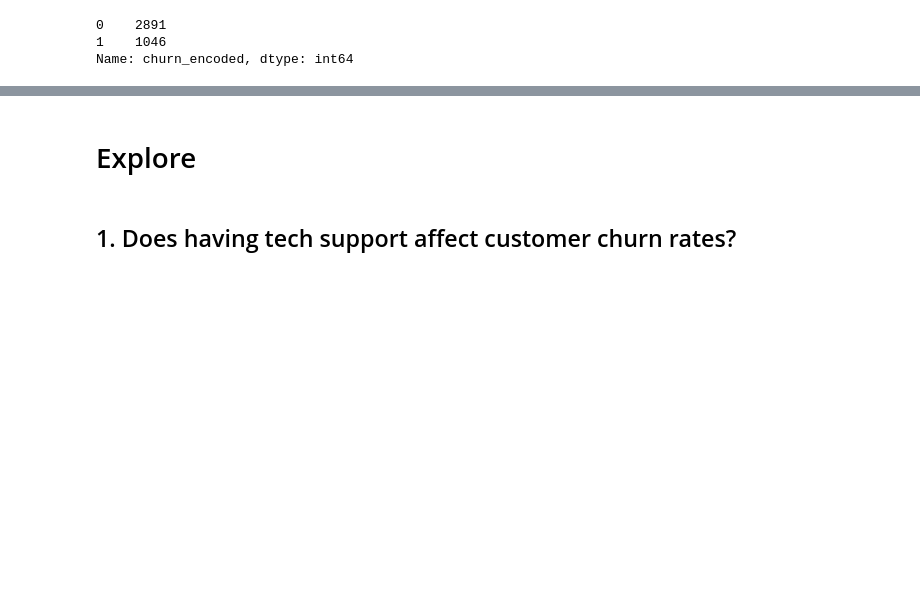
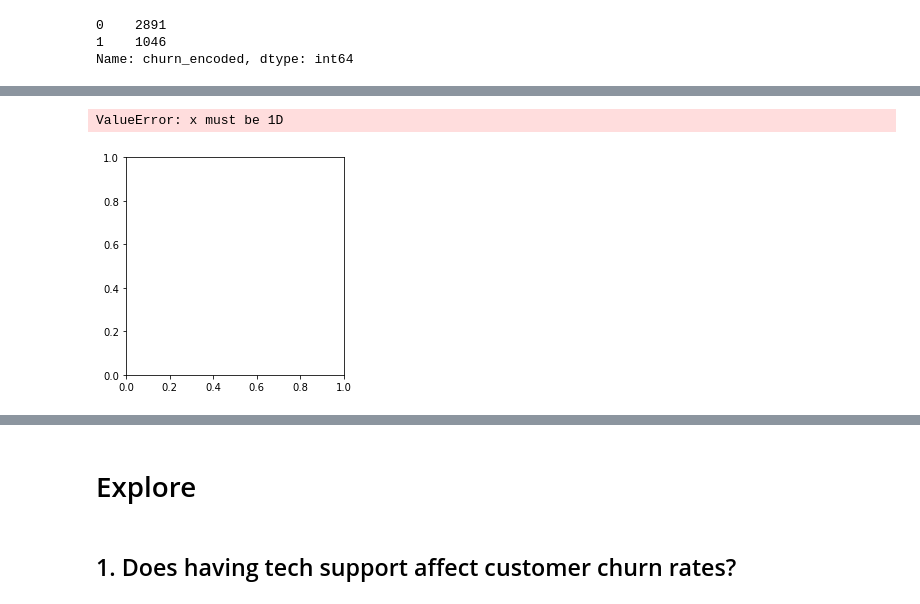
Before and after one commit to raedownen/Project_1-Classification, a Jupyter notebook: telco-draft.ipynb, the cells around one changed output, grey strips where cells are left out. Cells and saved outputs as stored; diff of their text form; code cells hidden in the pictures; blank space fills up the shorter version.

```diff
--- a/telco-draft.ipynb
+++ b/telco-draft.ipynb
@@ -154,3 +207,21 @@ Name: churn_encoded, dtype: int64
+# %%
+import matplotlib.pyplot as plt
+import seaborn as sns
+
+
+#define data
+data = [train.churn_encoded]
+labels = ["Churned", 'Retained']
+
+#define Seaborn color palette to use
+colors = sns.color_palette('pastel')[0:5]
+
+#create pie chart
+plt.pie(data, labels = labels, colors = colors, autopct='%.0f%%')
+plt.show()
+# %% [output]
+ValueError: x must be 1D
+[figure, added]
 # %%
 # comparing the before and after churn value comparison
 #churn_baseline = 1869/(5174 + 1869) * 100
```
Also changed, not shown: parts of 28 cells of this notebook.
